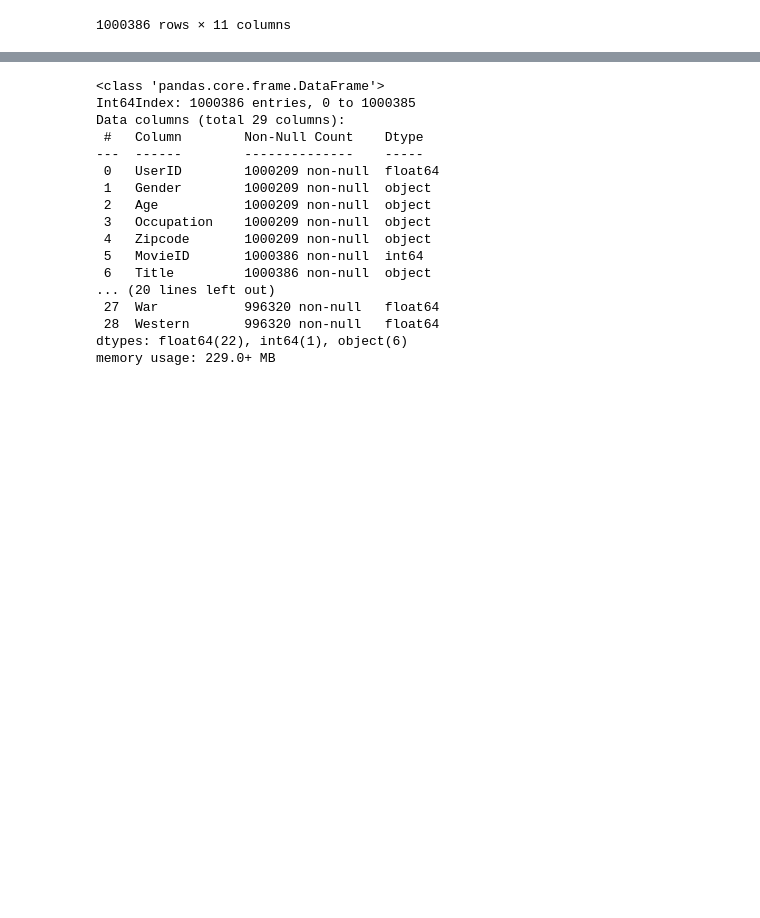
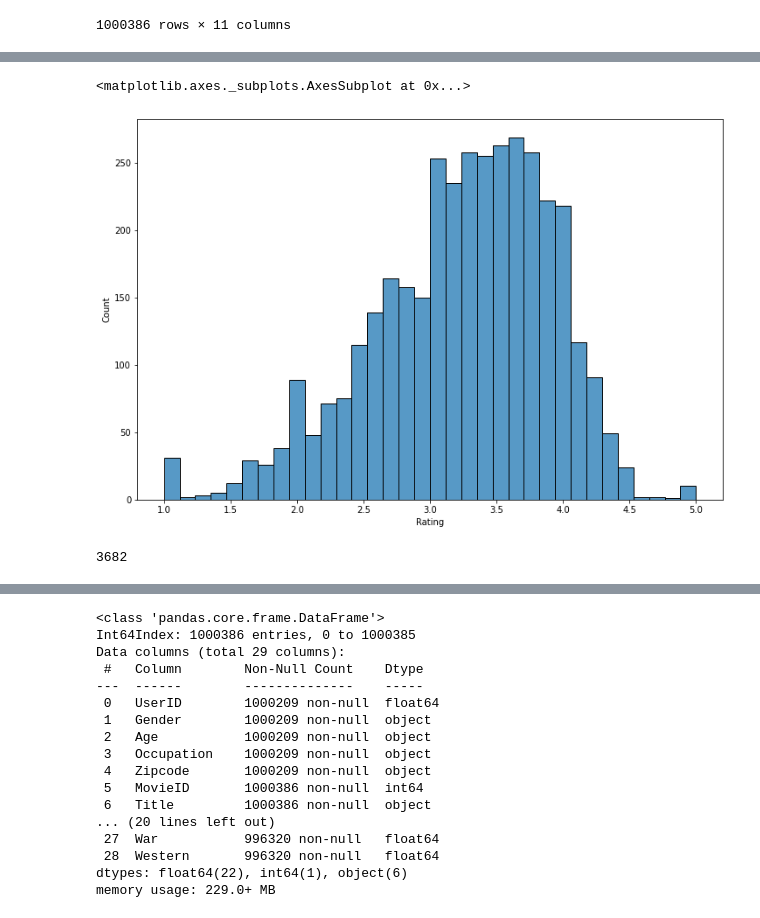
Before and after one commit to 28101991SUNNY/BusinessCase_Data_Exploration-, a Jupyter notebook: Recommender System for OTT/Notebook_1_OTT_Rec_system_Case_Study.ipynb, the cells around one changed output, grey strips where cells are left out. Drawn from its saved outputs; the diff is of its cells as text; code cells hidden in the pictures; blank space fills up the shorter version.

```diff
--- a/Recommender System for OTT/Notebook_1_OTT_Rec_system_Case_Study.ipynb
+++ b/Recommender System for OTT/Notebook_1_OTT_Rec_system_Case_Study.ipynb
@@ -239,0 +293,11 @@ df
+# %%
+sns.histplot(df_[['MovieID','Rating']].groupby('MovieID').mean()["Rating"])
+
+# average rating , that each movie has receieved by users .
+# %% [output]
+<matplotlib.axes._subplots.AxesSubplot at 0x...>
+[figure, added]
+# %%
+df_["MovieID"].nunique()
+# %% [output]
+3682
```
Also changed, not shown: parts of 52 cells of this notebook.
